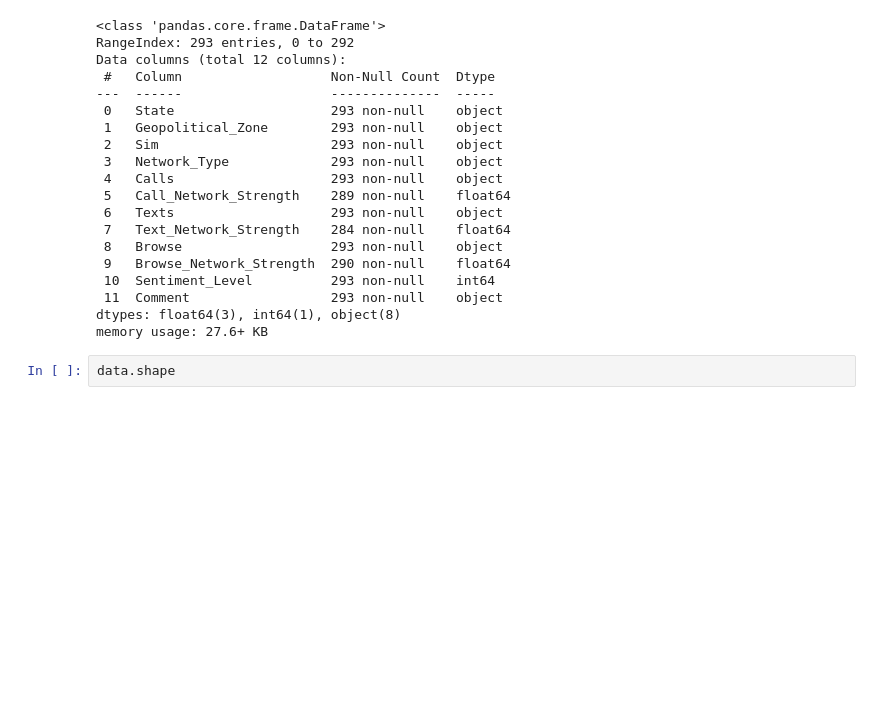
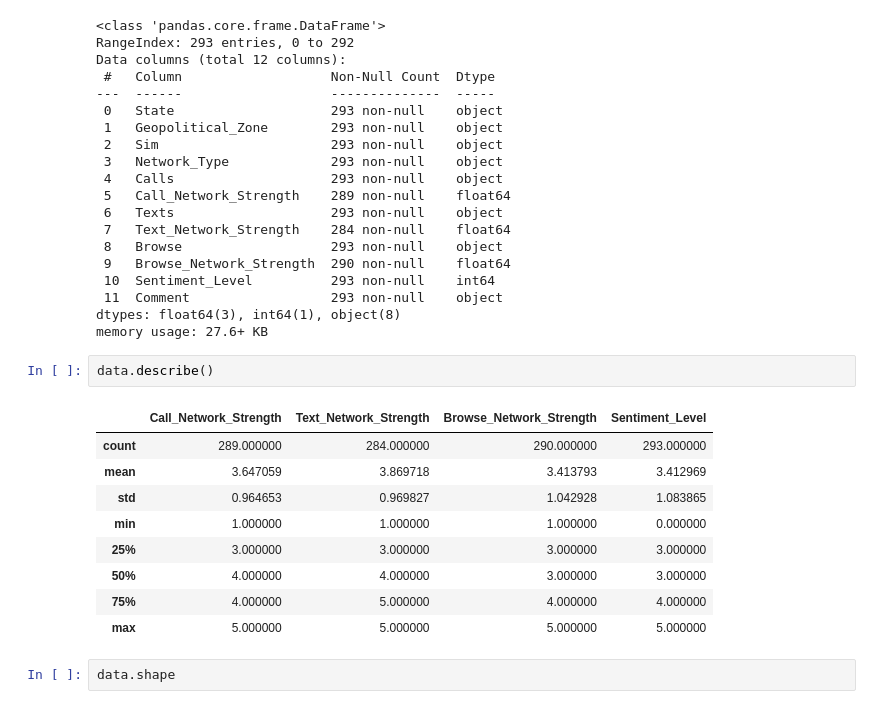
Before and after one commit to IfyAngelo/propoint_Final_year_project, a Jupyter notebook: propoint_data_preparation.ipynb, the cells around one changed output. Cells and saved outputs as stored; diff of their text form; blank space fills up the shorter version.

```diff
--- a/propoint_data_preparation.ipynb
+++ b/propoint_data_preparation.ipynb
@@ -86,6 +86,18 @@ Data columns (total 12 columns):
  11  Comment                  293 non-null    object
 dtypes: float64(3), int64(1), object(8)
 memory usage: 27.6+ KB
+# %%
+data.describe()
+# %% [output]
+|  | Call_Network_Strength | Text_Network_Strength | Browse_Network_Strength | Sentiment_Level |
+| count | 289.000000 | 284.000000 | 290.000000 | 293.000000 |
+| mean | 3.647059 | 3.869718 | 3.413793 | 3.412969 |
+| std | 0.964653 | 0.969827 | 1.042928 | 1.083865 |
+| min | 1.000000 | 1.000000 | 1.000000 | 0.000000 |
+| 25% | 3.000000 | 3.000000 | 3.000000 | 3.000000 |
+| 50% | 4.000000 | 4.000000 | 3.000000 | 3.000000 |
+| 75% | 4.000000 | 5.000000 | 4.000000 | 4.000000 |
+| max | 5.000000 | 5.000000 | 5.000000 | 5.000000 |
 # %%
 data.shape
 # %% [output]
```
Also changed, not shown: 1 other file.
